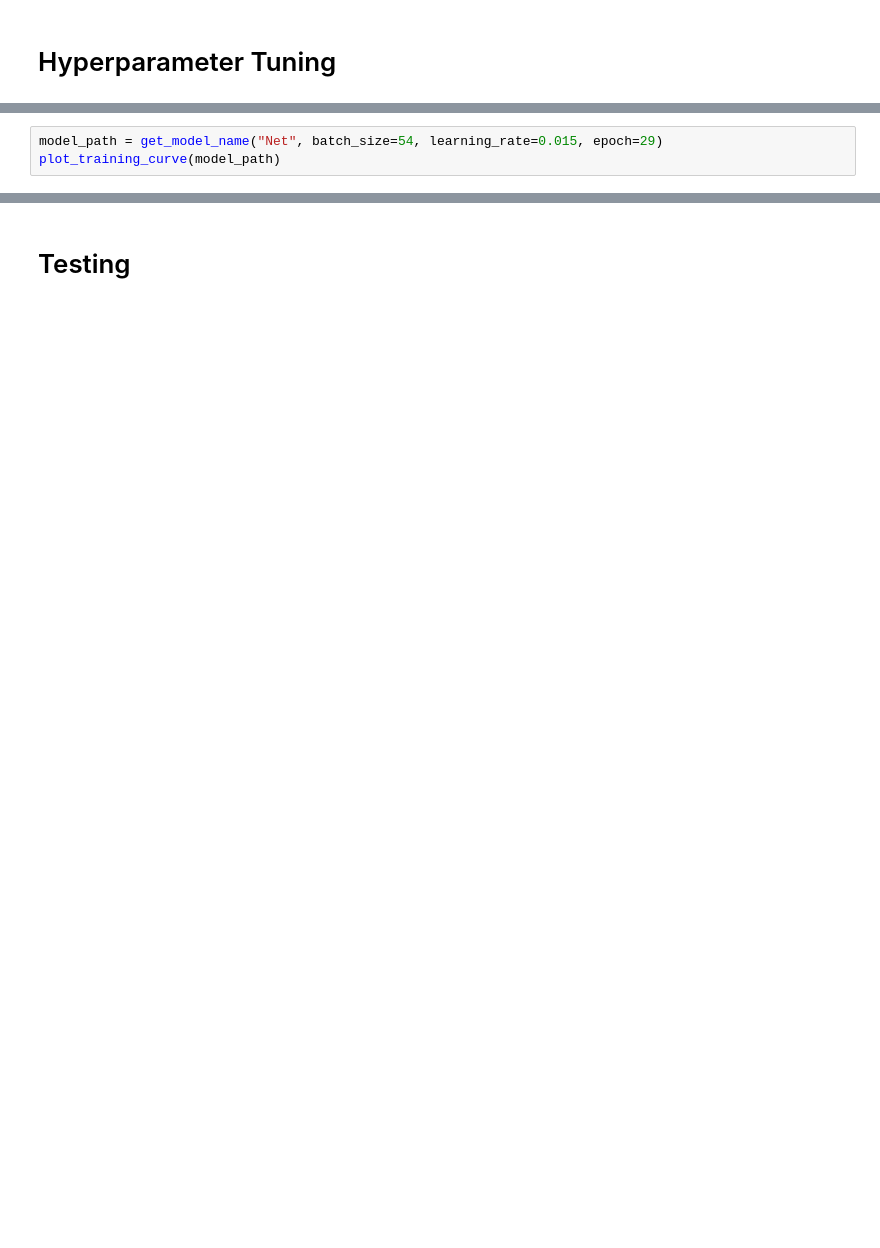
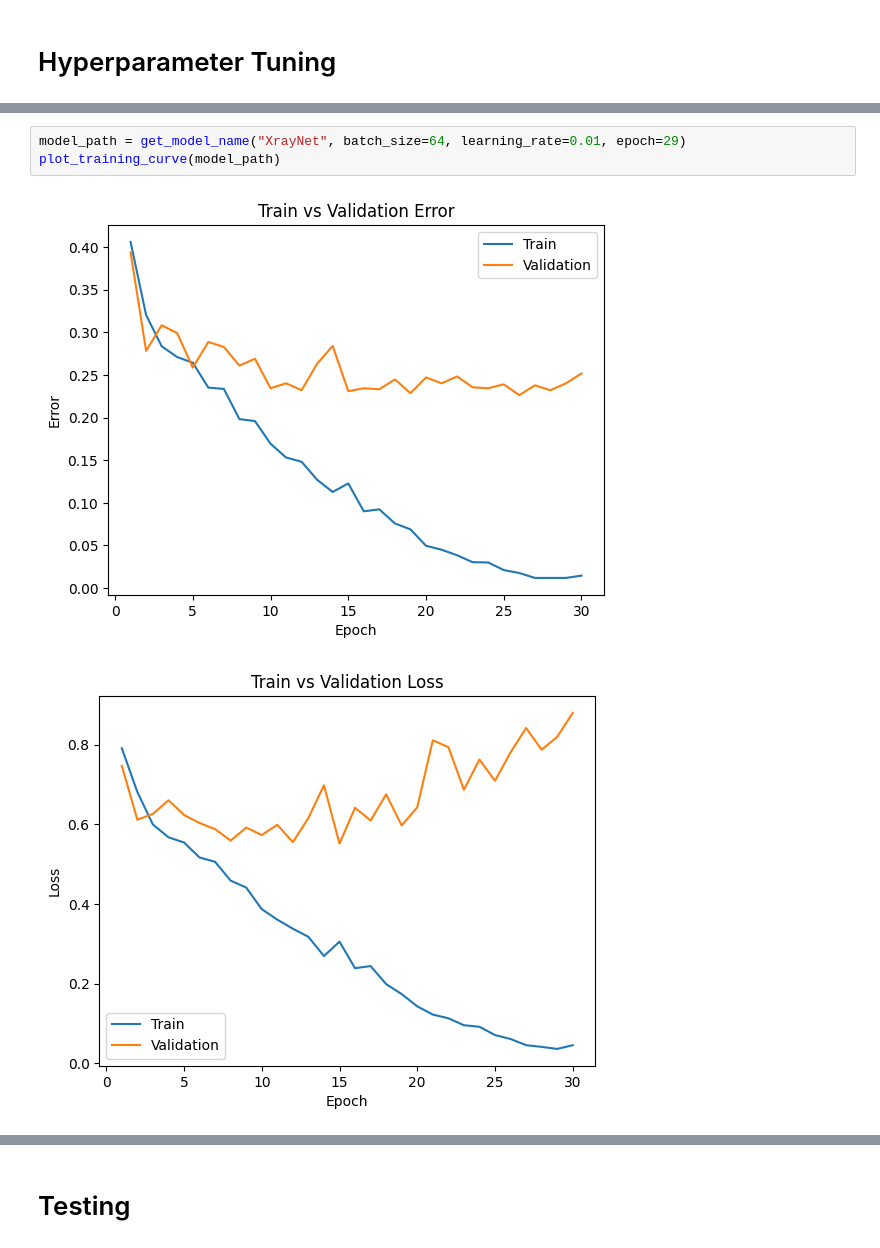
Before and after one commit to edwynzhou/aps360_project_team_77, a Jupyter notebook: notebooks/Final_Final_APS360_Project.ipynb, the cells around one changed output, grey strips where cells are left out. Drawn from its saved outputs; the diff is of its cells as text; blank space fills up the shorter version.

```diff
--- a/notebooks/Final_Final_APS360_Project.ipynb
+++ b/notebooks/Final_Final_APS360_Project.ipynb
@@ -604,3 +655,6 @@ train_net(net1, 54, 0.015, 30, train, val)
 # %%
-model_path = get_model_name("Net", batch_size=54, learning_rate=0.015, epoch=29)
+model_path = get_model_name("XrayNet", batch_size=64, learning_rate=0.01, epoch=29)
 plot_training_curve(model_path)
+# %% [output]
+[figure, added]
+[figure, added]
```
Also changed, not shown: parts of 34 cells of this notebook.
